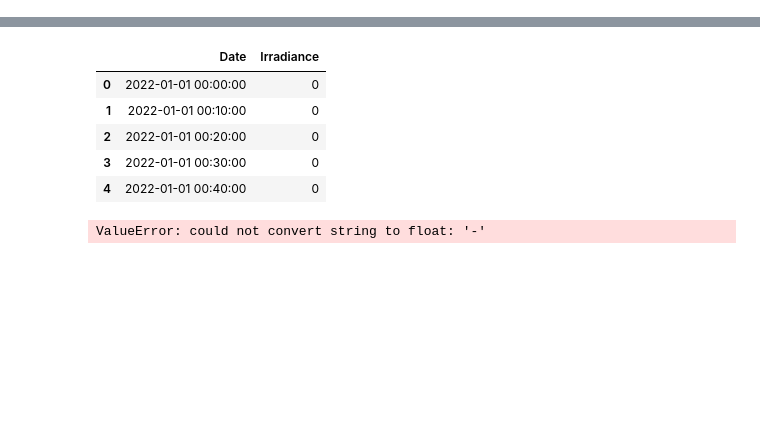
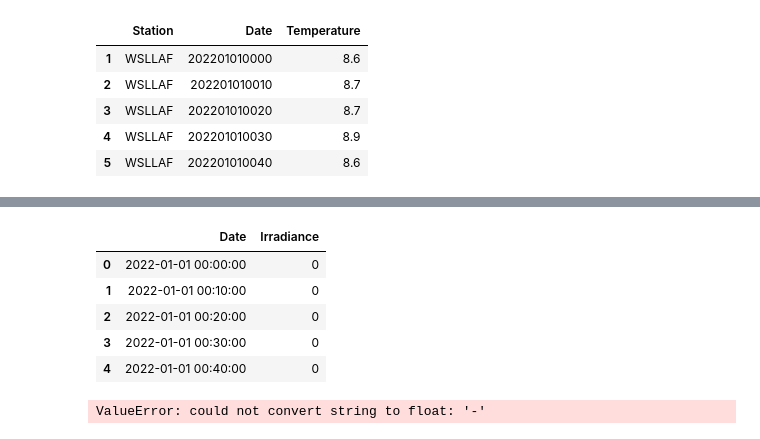
Before and after one commit to cojre/ml-project-2-stockdataholm, a Jupyter notebook: temp_irra_data.ipynb, the cells around one changed output, grey strips where cells are left out. Cells and saved outputs as stored; diff of their text form; code cells hidden in the pictures; blank space fills up the shorter version.

```diff
--- a/temp_irra_data.ipynb
+++ b/temp_irra_data.ipynb
@@ -21,3 +24,12 @@ df.head()
+# %%
+df.head()
+# %% [output]
+|  | Station | Date | Temperature |
+| 1 | WSLLAF | 202201010000 | 8.6 |
+| 2 | WSLLAF | 202201010010 | 8.7 |
+| 3 | WSLLAF | 202201010020 | 8.7 |
+| 4 | WSLLAF | 202201010030 | 8.9 |
+| 5 | WSLLAF | 202201010040 | 8.6 |
 # %%
 # drop first column in df
 df = df.drop(df.columns[0], axis=1)
```
Also changed, not shown: parts of 13 cells of this notebook.
